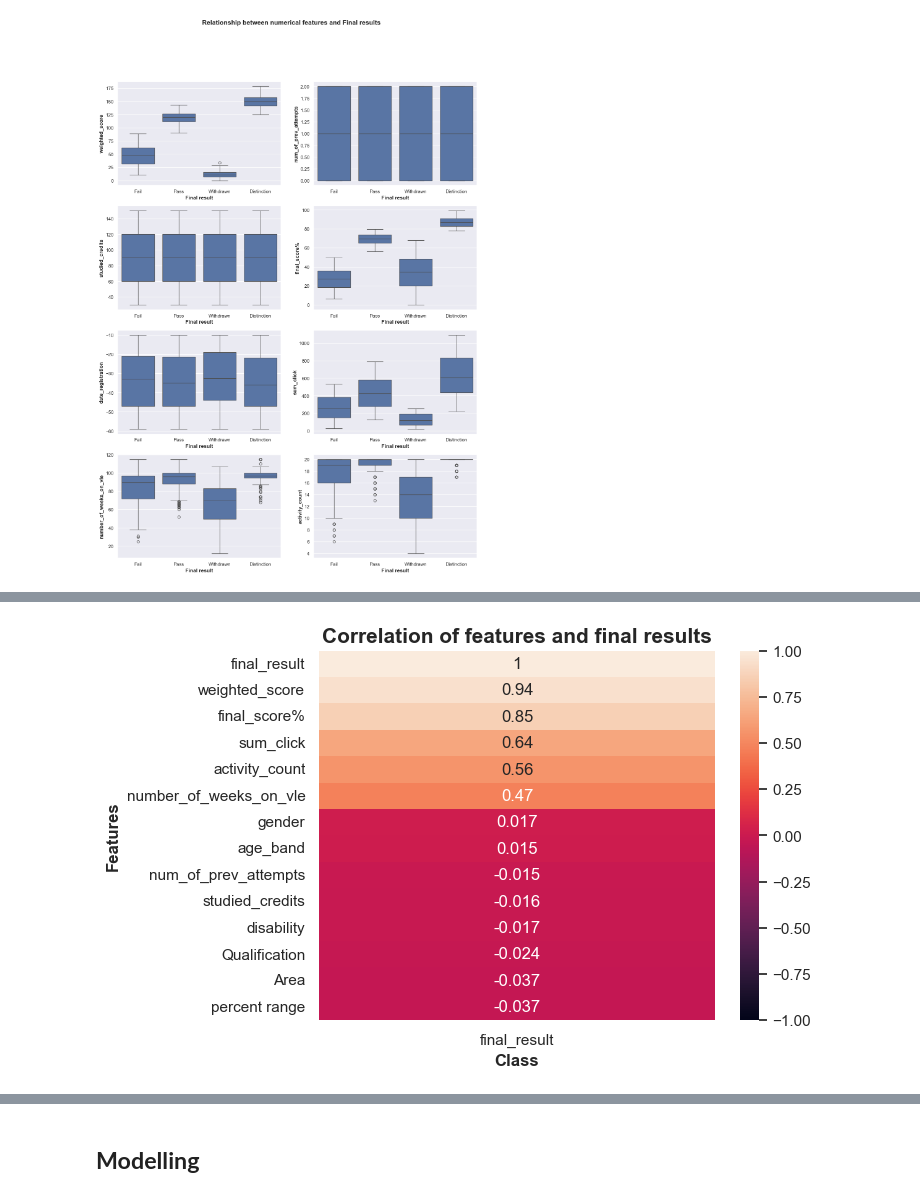
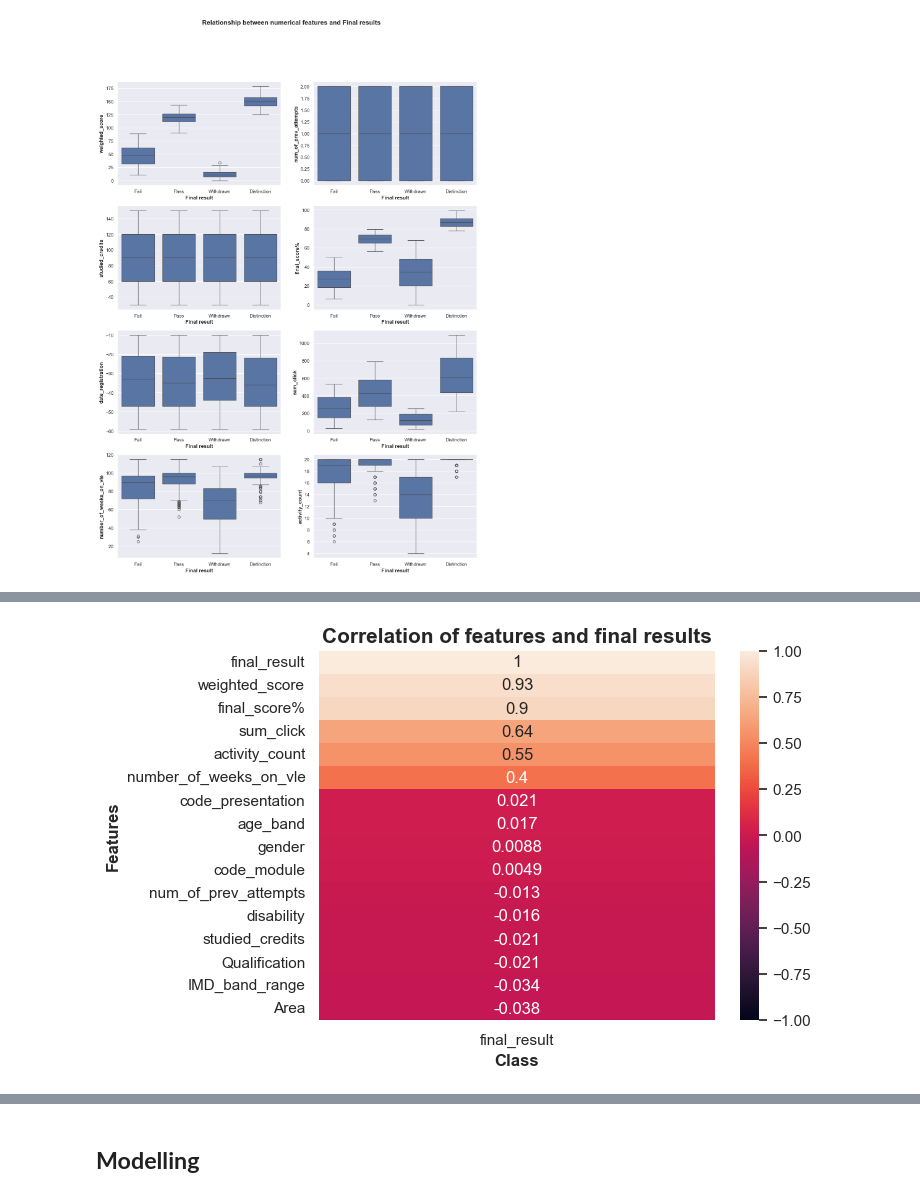
Before and after one commit to AndaniAfrica/data_science_assesment, a Jupyter notebook: assessment_notebook.ipynb, the cells around one changed output, grey strips where cells are left out. Saved outputs shown, nothing was run; the diff lists cells and outputs as text; code cells hidden in the pictures.

```diff
--- a/assessment_notebook.ipynb
+++ b/assessment_notebook.ipynb
@@ -428,0 +447,12 @@ memory usage: 245.7+ KB
+# %%
+withdrawn_with_null_dates = df_1[(df_1['final_result'] == 'Withdrawn') & (df_1['date_unregistration'].isnull())]
+registered_with_dates = df_1[(df_1['final_result'] != 'Withdrawn') & (df_1['date_unregistration'].notnull())]
+if not withdrawn_with_null_dates.empty:
+    print("Inconsistency found: Some students marked as 'Withdrawn' have no deregistration date.")
+
+if not registered_with_dates.empty:
+    print("Inconsistency found: Some students who are not 'Withdrawn' have deregistration dates.")
+
+if withdrawn_with_null_dates.empty and registered_with_dates.empty:
+    df_1.drop(columns=['date_unregistration'], inplace=True)
+    print("No inconsistencies found. 'date_unregistration' column dropped.")
@@ -578,6 +653,6 @@ def categorize_band(percentage):
         return 'Unknown'
 
 # Apply the function
-df_1['percent range'] = df_1['imd_band'].apply(categorize_band)
-df_1[['imd_band','percent range']]
+df_1['IMD_band_range'] = df_1['imd_band'].apply(categorize_band)
+df_1[['imd_band','IMD_band_range']]
 # %% [output]
@@ -618,8 +693,6 @@ df_1.drop(['region','imd_band','highest_education'], axis=1, inplace=True)
 # %%
 df_categorical = df_1.select_dtypes(include=object)
 df_numerical = df_1.select_dtypes(exclude=object)
-# %%
-df_numerical.drop('date_unregistration', axis=1, inplace=True)
 # %%
 features_array = np.array(df_numerical.columns, dtype='object').reshape(4,2)
 fig, ax  =  plt.subplots(4,2,sharey=False,figsize=(15,15))
@@ -660,7 +816,6 @@ plt.show()
 # %%
-#df_1 = df_1[df_1['final_result'] != 'Withdrawn']
-df_1.drop(['date_unregistration','date_registration','code_module','code_presentation'],axis=1,inplace=True)
-df_categorical.drop(['code_module','code_presentation'],axis=1,inplace=True)
+df_1.drop(['date_registration'],axis=1,inplace=True)
+#df_categorical.drop(['code_module','code_presentation'],axis=1,inplace=True)
 # %%
 categories = [['Withdrawn', 'Fail', 'Pass', 'Distinction']]
 
@@ -721,20 +875,20 @@ encoded_df.head(15)
 # %%
 sns.heatmap(
-    encoded_df.corr()[['final_result']]\
+    encoded_df.corr(method='spearman')[['final_result']]\
     .sort_values(
         by = 'final_result',
         ascending=False
     ),
     vmin=-1,
     vmax=1,
     annot=True
 )
 plt.title('Correlation of features and final results', fontweight = 'bold',size=(15))
 plt.xlabel('Class', fontweight = 'bold')
 plt.ylabel('Features',fontweight= 'bold')
 plt.show()
 # %% [output]
-[figure, old version]
+[figure, new version]
 # %%
 scores = chi2(encoded_df,encoded_df['final_result'])
 chi_vals = pd.DataFrame(scores[0],index = encoded_df.columns,columns = ['score'])
```
Also changed, not shown: parts of 54 cells of this notebook.
